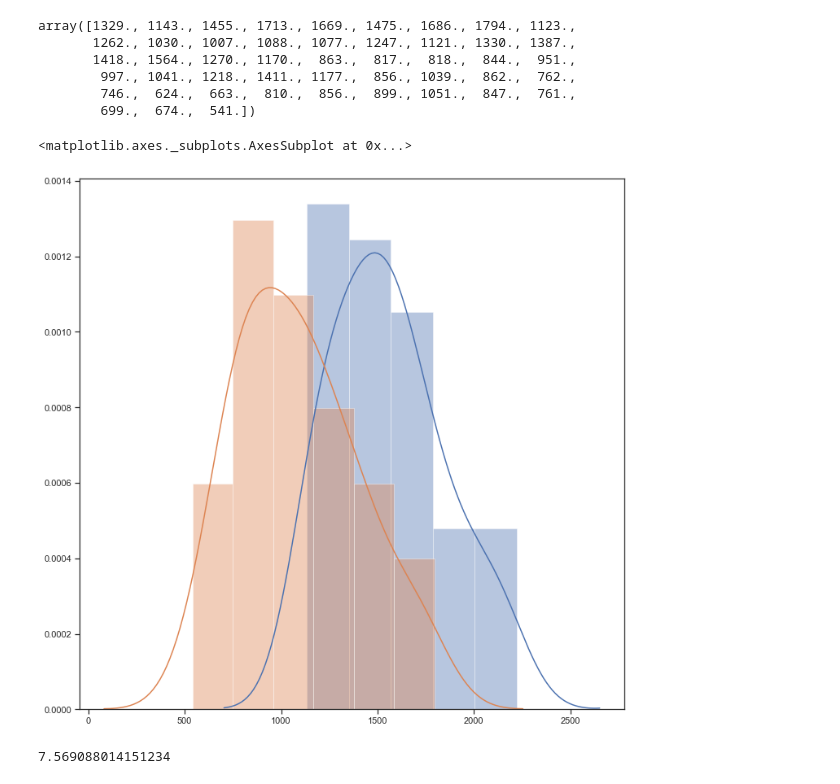
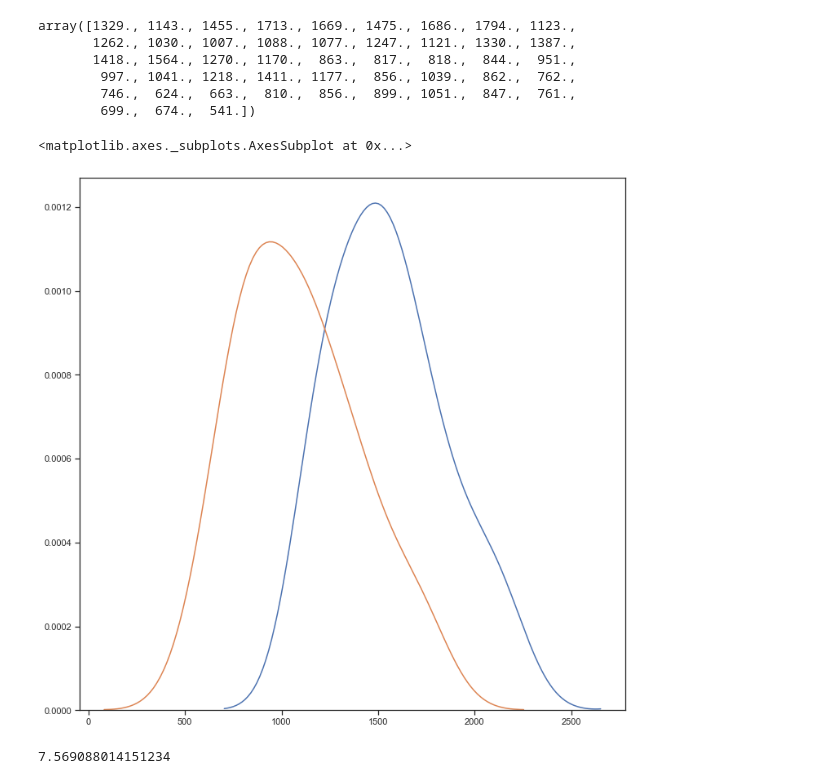
Before and after one commit to thomasribaroff/Mod3Project, a Jupyter notebook: Mahima's working notebook-2.ipynb, the cells around one changed output. Drawn from its saved outputs; the diff is of its cells as text; code cells hidden in the pictures.

```diff
--- a/Mahima's working notebook-2.ipynb
+++ b/Mahima's working notebook-2.ipynb
@@ -325,14 +329,14 @@ array([1329., 1143., 1455., 1713., 1669., 1475., 1686., 1794., 1123.,
 # %%
 sns.set(color_codes=True)
 sns.set_context("paper")
 sns.set(rc={'figure.figsize':(12,12)})
 sns.set_style("ticks")
 sns.set_color_codes()
-sns.distplot(we) # Blue distribution
-sns.distplot(cr) # Orange
+sns.distplot(we,hist=False) # Blue distribution
+sns.distplot(cr,hist=False) # Orange
 # %% [output]
 <matplotlib.axes._subplots.AxesSubplot at 0x...>
-[figure, old version]
+[figure, new version]
 # %%
 #we can see a difference in the mean values and variance. Let's explore this further
 # %%
```
Also changed, not shown: parts of 13 cells of this notebook, 1 other file.
